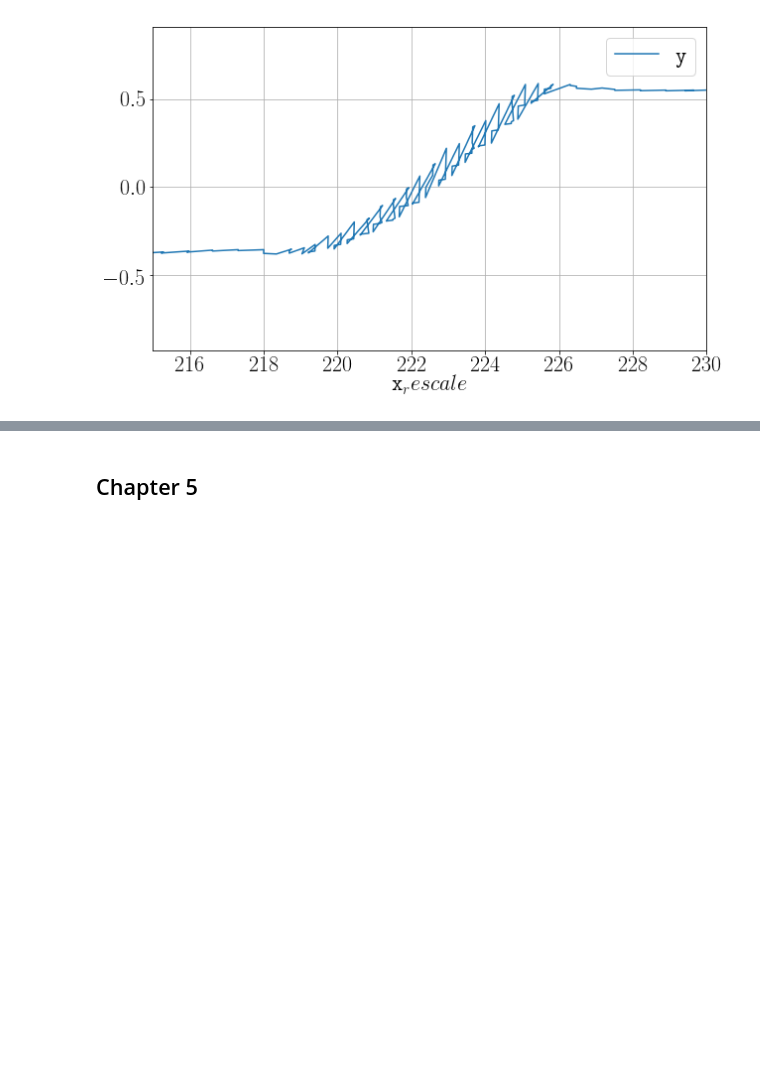
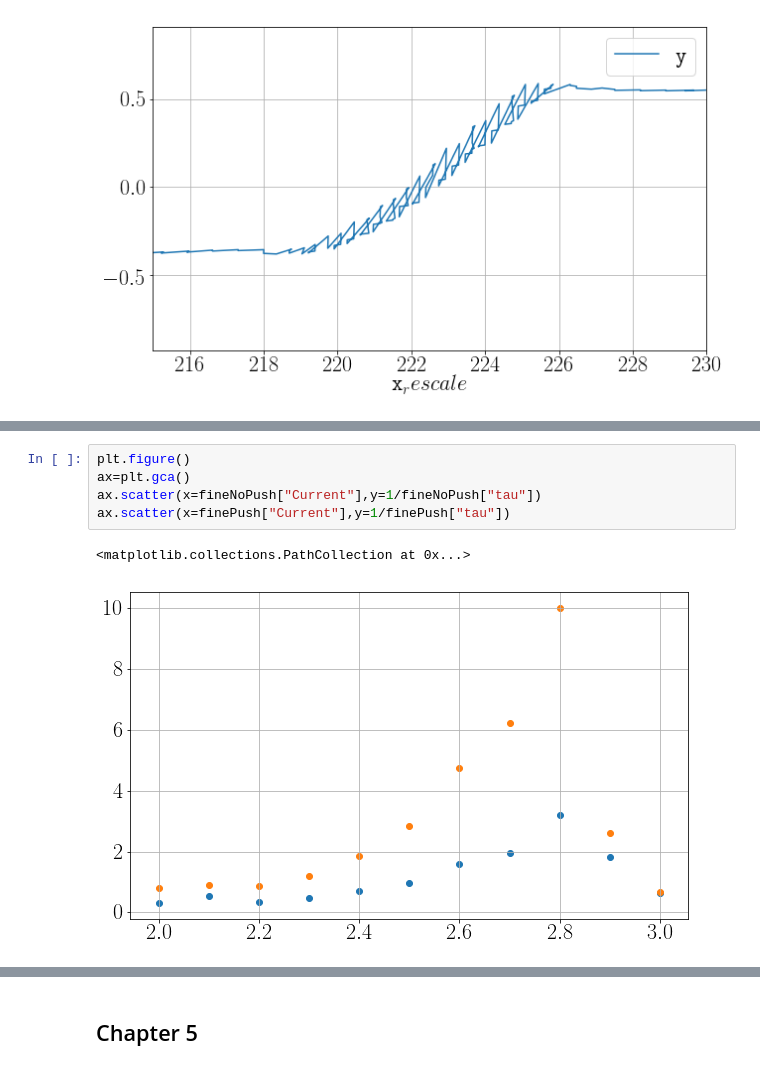
Before and after one commit to jstammers/thesis, a Jupyter notebook: Thesis Plots.ipynb, the cells around one changed output, grey strips where cells are left out. Saved outputs shown, nothing was run; the diff lists cells and outputs as text; blank space fills up the shorter version.

```diff
--- a/Thesis Plots.ipynb
+++ b/Thesis Plots.ipynb
@@ -287,0 +376,8 @@ plt.xlim(215,230)
+# %%
+plt.figure()
+ax=plt.gca()
+ax.scatter(x=fineNoPush["Current"],y=1/fineNoPush["tau"])
+ax.scatter(x=finePush["Current"],y=1/finePush["tau"])
+# %% [output]
+<matplotlib.collections.PathCollection at 0x...>
+[figure, added]
```
Also changed, not shown: parts of 14 cells of this notebook, 9 other files.
